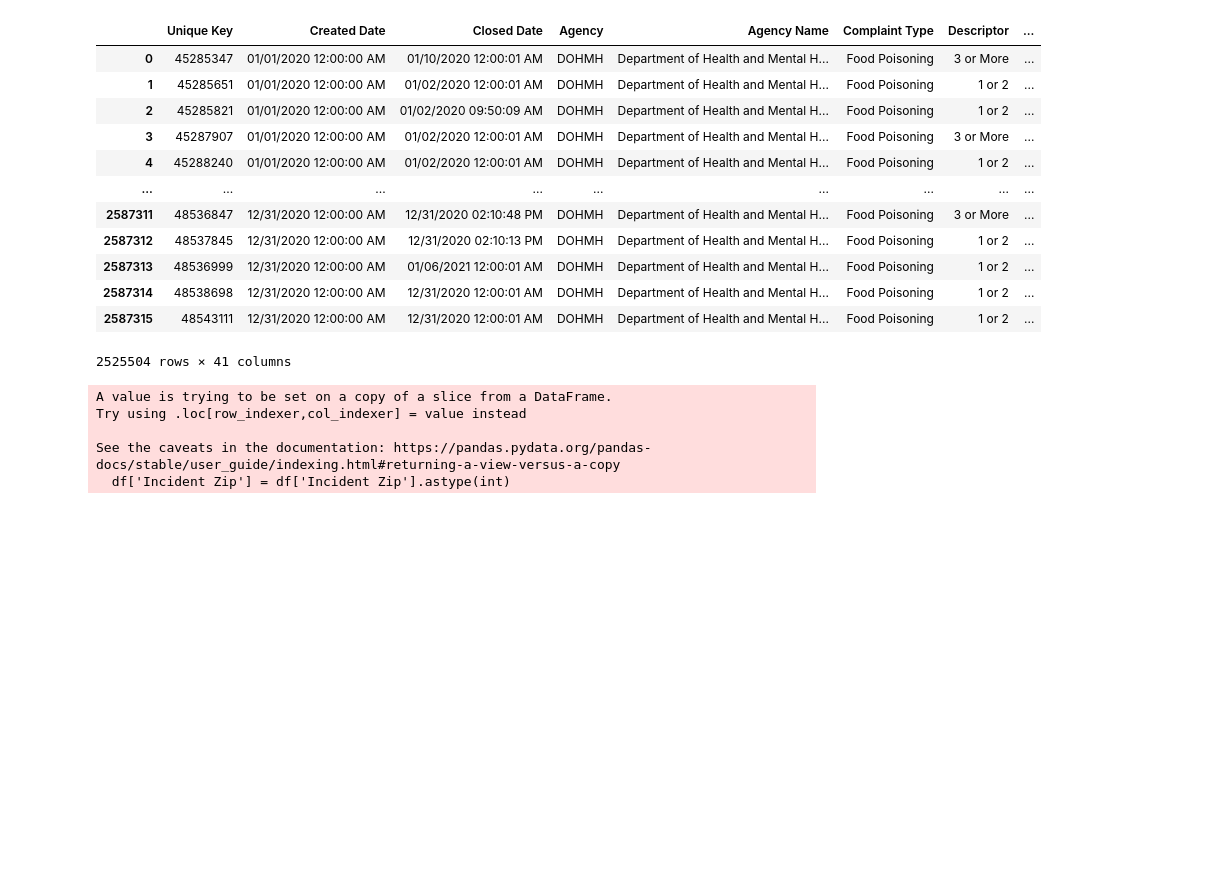
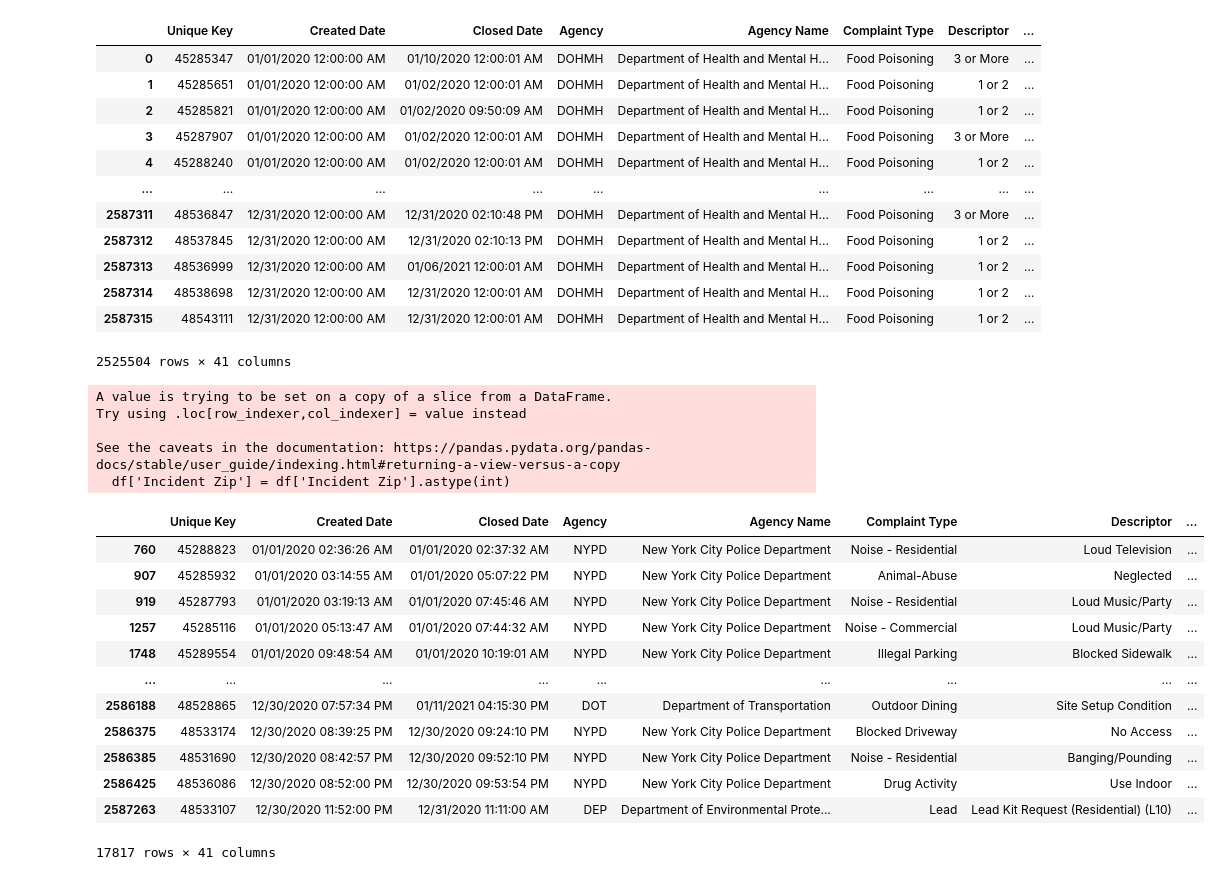
Before and after one commit to yx2628/TFA_2021_spring_project_team13, a Jupyter notebook: Top10.ipynb, the cells around one changed output. Saved outputs shown, nothing was run; the diff lists cells and outputs as text; code cells hidden in the pictures; blank space fills up the shorter version.

Commit message:
Filtered the data by zip code and year

```diff
--- a/Top10.ipynb
+++ b/Top10.ipynb
@@ -48,3 +48,22 @@ Try using .loc[row_indexer,col_indexer] = value instead
 
 See the caveats in the documentation: https://pandas.pydata.org/pandas-docs/stable/user_guide/indexing.html#returning-a-view-versus-a-copy
   df['Incident Zip'] = df['Incident Zip'].astype(int)
+# %%
+#Define Zip code and filter data
+zip_code = 11101
+df_11101 = df[df['Incident Zip'] == zip_code]
+df_11101
+# %% [output]
+|  | Unique Key | Created Date | Closed Date | Agency | Agency Name | Complaint Type | Descriptor | ... |
+| 760 | 45288823 | 01/01/2020 02:36:26 AM | 01/01/2020 02:37:32 AM | NYPD | New York City Police Department | Noise - Residential | Loud Television | ... |
+| 907 | 45285932 | 01/01/2020 03:14:55 AM | 01/01/2020 05:07:22 PM | NYPD | New York City Police Department | Animal-Abuse | Neglected | ... |
+| 919 | 45287793 | 01/01/2020 03:19:13 AM | 01/01/2020 07:45:46 AM | NYPD | New York City Police Department | Noise - Residential | Loud Music/Party | ... |
+| 1257 | 45285116 | 01/01/2020 05:13:47 AM | 01/01/2020 07:44:32 AM | NYPD | New York City Police Department | Noise - Commercial | Loud Music/Party | ... |
+| 1748 | 45289554 | 01/01/2020 09:48:54 AM | 01/01/2020 10:19:01 AM | NYPD | New York City Police Department | Illegal Parking | Blocked Sidewalk | ... |
+| ... | ... | ... | ... | ... | ... | ... | ... | ... |
+| 2586188 | 48528865 | 12/30/2020 07:57:34 PM | 01/11/2021 04:15:30 PM | DOT | Department of Transportation | Outdoor Dining | Site Setup Condition | ... |
+| 2586375 | 48533174 | 12/30/2020 08:39:25 PM | 12/30/2020 09:24:10 PM | NYPD | New York City Police Department | Blocked Driveway | No Access | ... |
+| 2586385 | 48531690 | 12/30/2020 08:42:57 PM | 12/30/2020 09:52:10 PM | NYPD | New York City Police Department | Noise - Residential | Banging/Pounding | ... |
+| 2586425 | 48536086 | 12/30/2020 08:52:00 PM | 12/30/2020 09:53:54 PM | NYPD | New York City Police Department | Drug Activity | Use Indoor | ... |
+| 2587263 | 48533107 | 12/30/2020 11:52:00 PM | 12/31/2020 11:11:00 AM | DEP | Department of Environmental Prote... | Lead | Lead Kit Request (Residential) (L10) | ... |
+17817 rows × 41 columns
```
Also changed, not shown: parts of 3 cells of this notebook.
